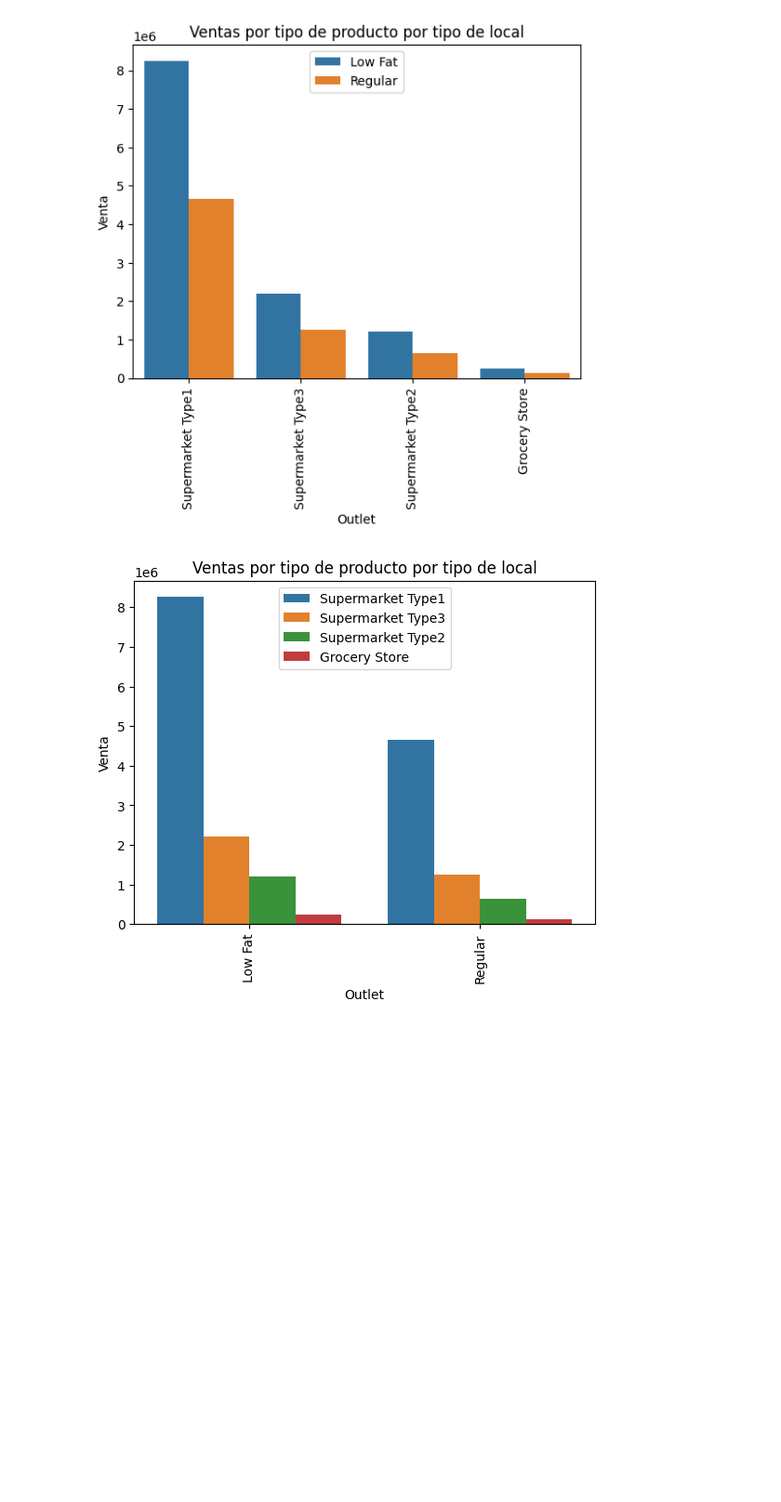
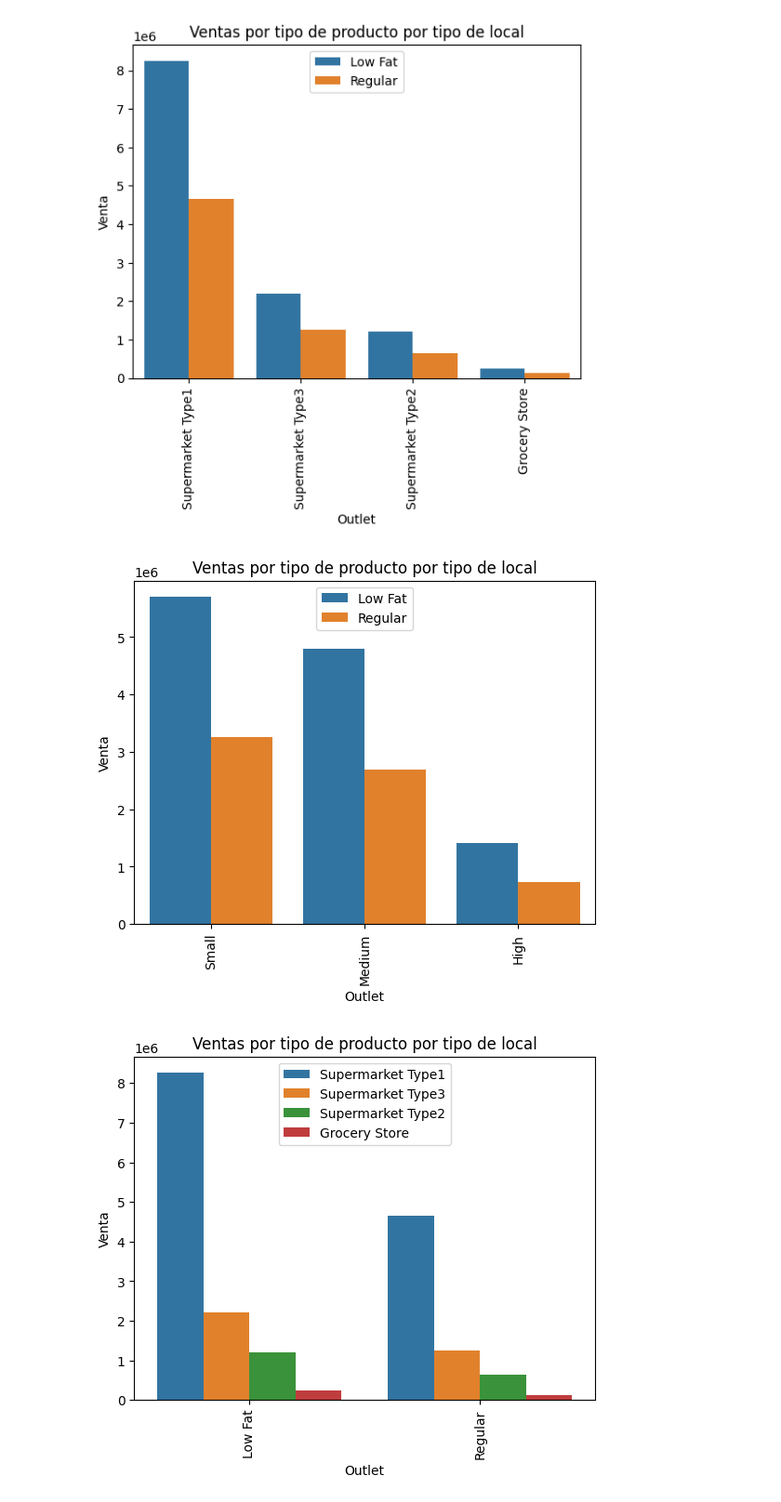
Before and after one commit to Jose-Balocchi/Retail---Predicciones-de-ventas, a Jupyter notebook: 05_Proyecto_1.ipynb, the cells around one changed output. Shown at 93% size. Cells and saved outputs as stored; diff of their text form; code cells hidden in the pictures; blank space fills up the shorter version.

```diff
--- a/05_Proyecto_1.ipynb
+++ b/05_Proyecto_1.ipynb
@@ -187,7 +236,7 @@ Name: Outlet_Size, dtype: int64
 # %%
 # Dado que los valores faltantes son muchos, creare una categoria Otros y llenare con eso los datos
 
-df['Outlet_Size'].fillna('Others', inplace = True)
+df['Outlet_Size'].fillna('Small', inplace = True)
 # %%
 df['Outlet_Size'].value_counts()
 # %% [output]
@@ -585,6 +633,23 @@ plt.ylabel('Venta')
 plt.show()
 # %% [output]
 [figure]
+# %%
+# Veamos ahora lo anterior, pero clasificado por tamano de retail
+
+grafico_tipo_comida_size = df.groupby(['Outlet_Size', 'Item_Fat_Content'])['Item_Outlet_Sales'].sum().sort_values(ascending = False)
+grafico_tipo_comida_size = grafico_tipo_comida_size.reset_index()
+# %%
+# Grafiquemos
+
+sns.barplot(x = grafico_tipo_comida_size['Outlet_Size'], y = grafico_tipo_comida_size['Item_Outlet_Sales'], hue= grafico_tipo_comida_size['Item_Fat_Content'])
+plt.title('Ventas por tipo de producto por tipo de local')
+plt.xticks(rotation = 90)
+plt.legend(loc = 'upper center')
+plt.xlabel('Outlet')
+plt.ylabel('Venta')
+plt.show()
+# %% [output]
+[figure, added]
 # %%
 # ahora veremos la diferencia de ventas de los tipos por nivel de grasa por tipo de local
 grafico_tipo_comida_grasa1 = df.groupby(['Item_Fat_Content', 'Outlet_Type'])['Item_Outlet_Sales'].sum().sort_values(ascending = False)
```
Also changed, not shown: parts of 9 cells of this notebook.
